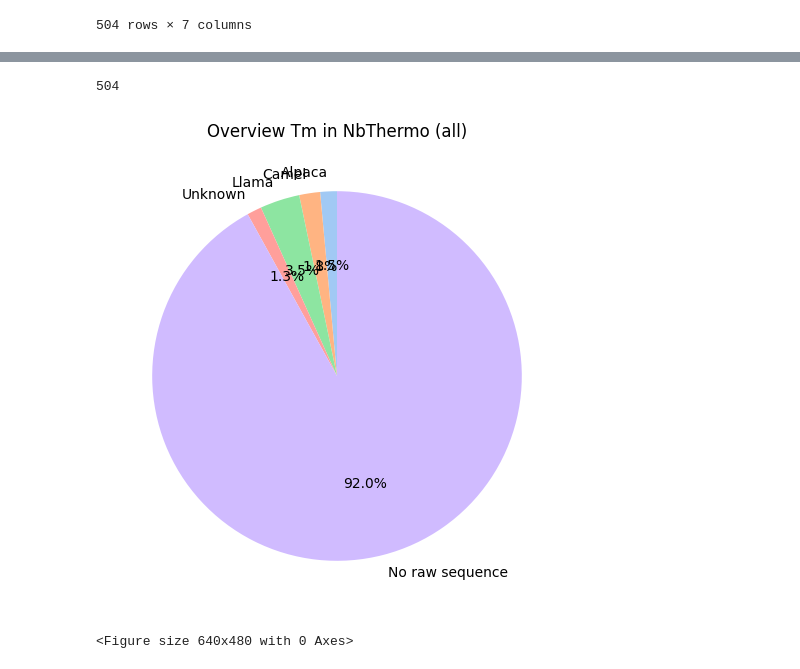
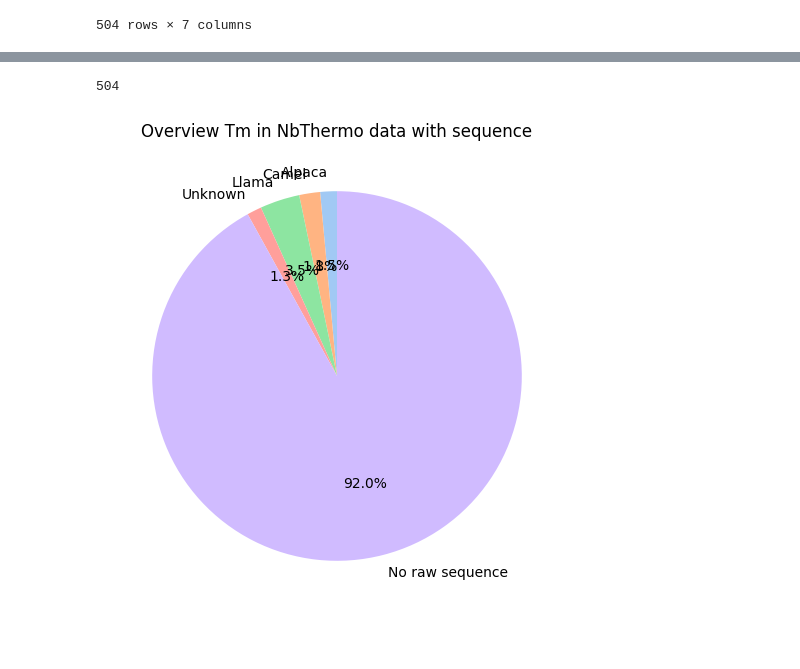
Before and after one commit to AnneHartebrodt/earth-ml-sensitivity, a Jupyter notebook: scripts/1_GetJson.ipynb, the cells around one changed output, grey strips where cells are left out. Drawn from its saved outputs; the diff is of its cells as text; code cells hidden in the pictures.

```diff
--- a/scripts/1_GetJson.ipynb
+++ b/scripts/1_GetJson.ipynb
@@ -96,25 +110,24 @@ df[df['Raw'].isna()]
 # %%
 import matplotlib.pyplot as plt
 import pandas as pd
 import seaborn as sns
 
 # Sample DataFrame
 size = df[df['Raw'].isna()].shape[0]
 print(size)
 data = df.loc[~df['Raw'].isna(),['id','Origin']].groupby('Origin').count().reset_index()
 data = pd.concat([data, pd.DataFrame({'id': [size], 'Origin':['No raw sequence']})],ignore_index=True)
 
 # Plotting a pie chart
 plt.figure(figsize=(6, 6))
 plt.pie(data['id'], labels=data['Origin'], autopct='%1.1f%%', startangle=90, colors=sns.color_palette("pastel"))
 
 # Add a title
-plt.title('Overview Tm in NbThermo (all)')
+plt.title('Overview Tm in NbThermo data with sequence')
 
 # Display the plot
+plt.savefig('figures/2_overview_NbThermo_withsequence.png')
 plt.show()
-plt.savefig('figures/2_overview_NbThermo_withsequence.png')
 # %% [output]
 504
-[figure, old version]
+[figure, new version]
-<Figure size 640x480 with 0 Axes>
```
Also changed, not shown: parts of 4 cells of this notebook, 11 other files.
